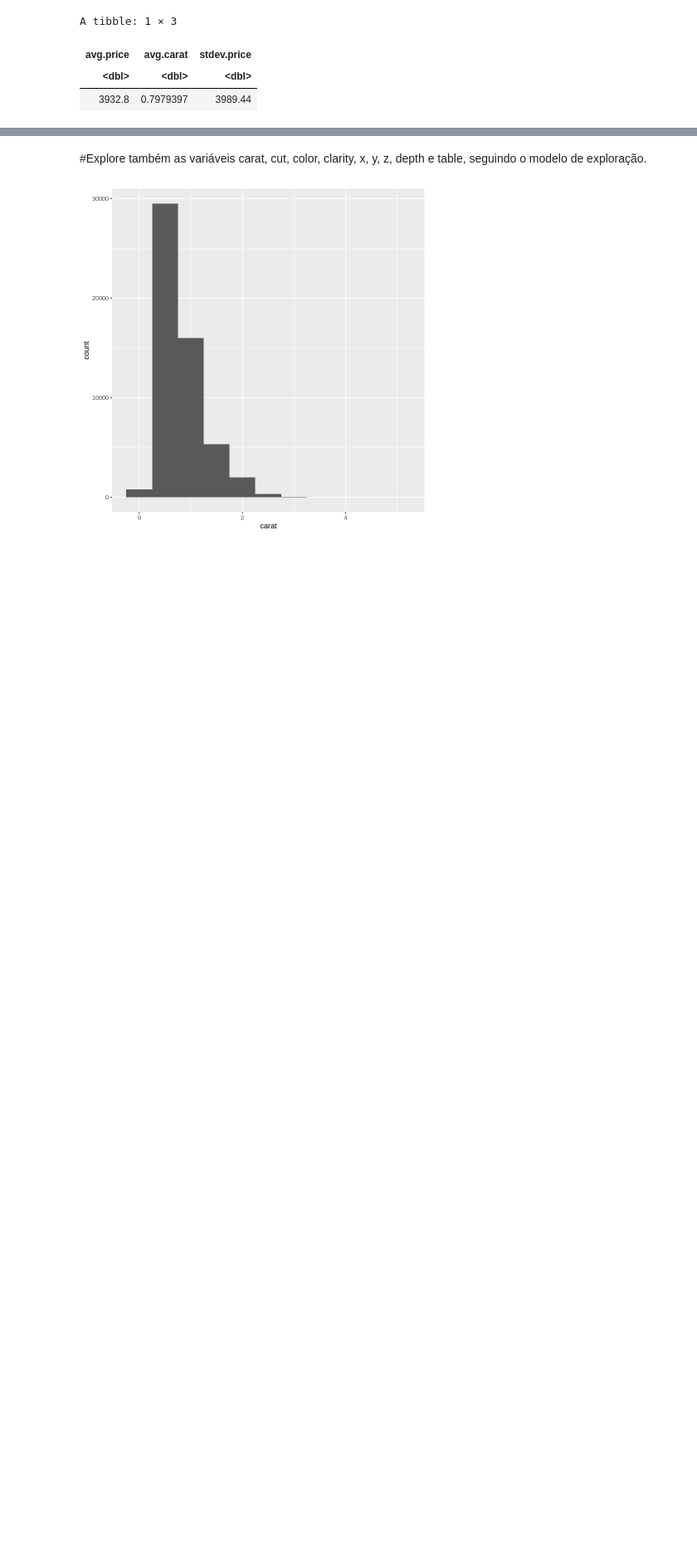
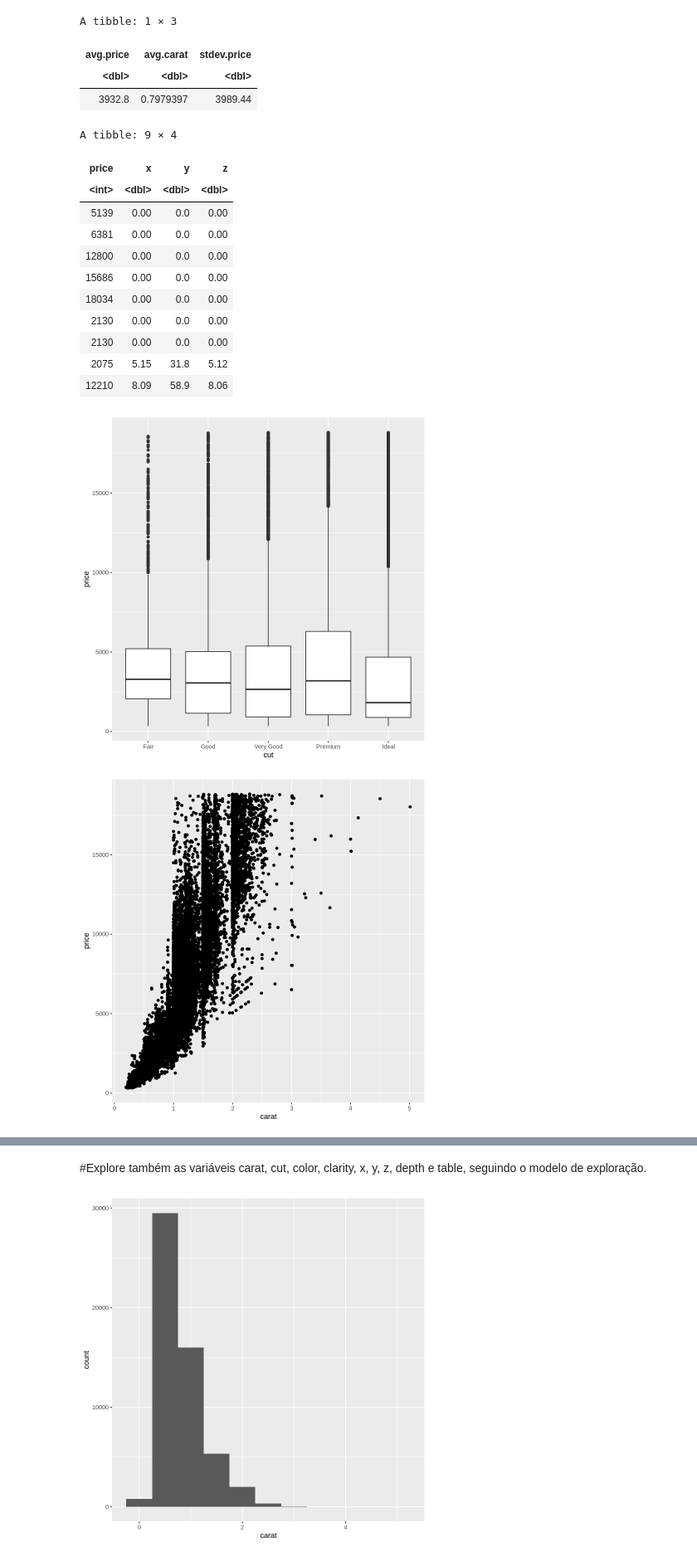
Before and after one commit to Faradezo/Coleta_e_Armazenamento, a Jupyter notebook: Codigo_R_trilha_3_bd_estatistica.ipynb, the cells around one changed output, grey strips where cells are left out. Shown: that part at 83% size. Drawn from its saved outputs; the diff is of its cells as text; code cells hidden in the pictures; blank space fills up the shorter version.

```diff
--- a/Codigo_R_trilha_3_bd_estatistica.ipynb
+++ b/Codigo_R_trilha_3_bd_estatistica.ipynb
@@ -101,0 +101,33 @@ A tibble: 1 × 3
+# %%
+#Explore a variável price, seguindo o modelo de exploração
+
+
+unusual <- diamantes %>%
+  filter(y < 3 | y > 20) %>%
+  select(price, x, y, z) %>%
+  arrange(y)
+unusual
+
+ggplot(data = diamonds, mapping = aes(x = cut, y = price)) +
+  geom_boxplot()
+
+ggplot(data = diamonds) +
+  geom_point(mapping = aes(x = carat, y = price))
+
+ggplot(data = diamonds) +
+  geom_point(mapping = aes(x = carat, y = price), alpha = 1 / 100)
+# %% [output]
+A tibble: 9 × 4
+| price | x | y | z |
+| <int> | <dbl> | <dbl> | <dbl> |
+| 5139 | 0.00 | 0.0 | 0.00 |
+| 6381 | 0.00 | 0.0 | 0.00 |
+| 12800 | 0.00 | 0.0 | 0.00 |
+| 15686 | 0.00 | 0.0 | 0.00 |
+| 18034 | 0.00 | 0.0 | 0.00 |
+| 2130 | 0.00 | 0.0 | 0.00 |
+| 2130 | 0.00 | 0.0 | 0.00 |
+| 2075 | 5.15 | 31.8 | 5.12 |
+| 12210 | 8.09 | 58.9 | 8.06 |
+[figure, added]
+[figure, added]
```
Also changed, not shown: parts of 11 cells of this notebook.
